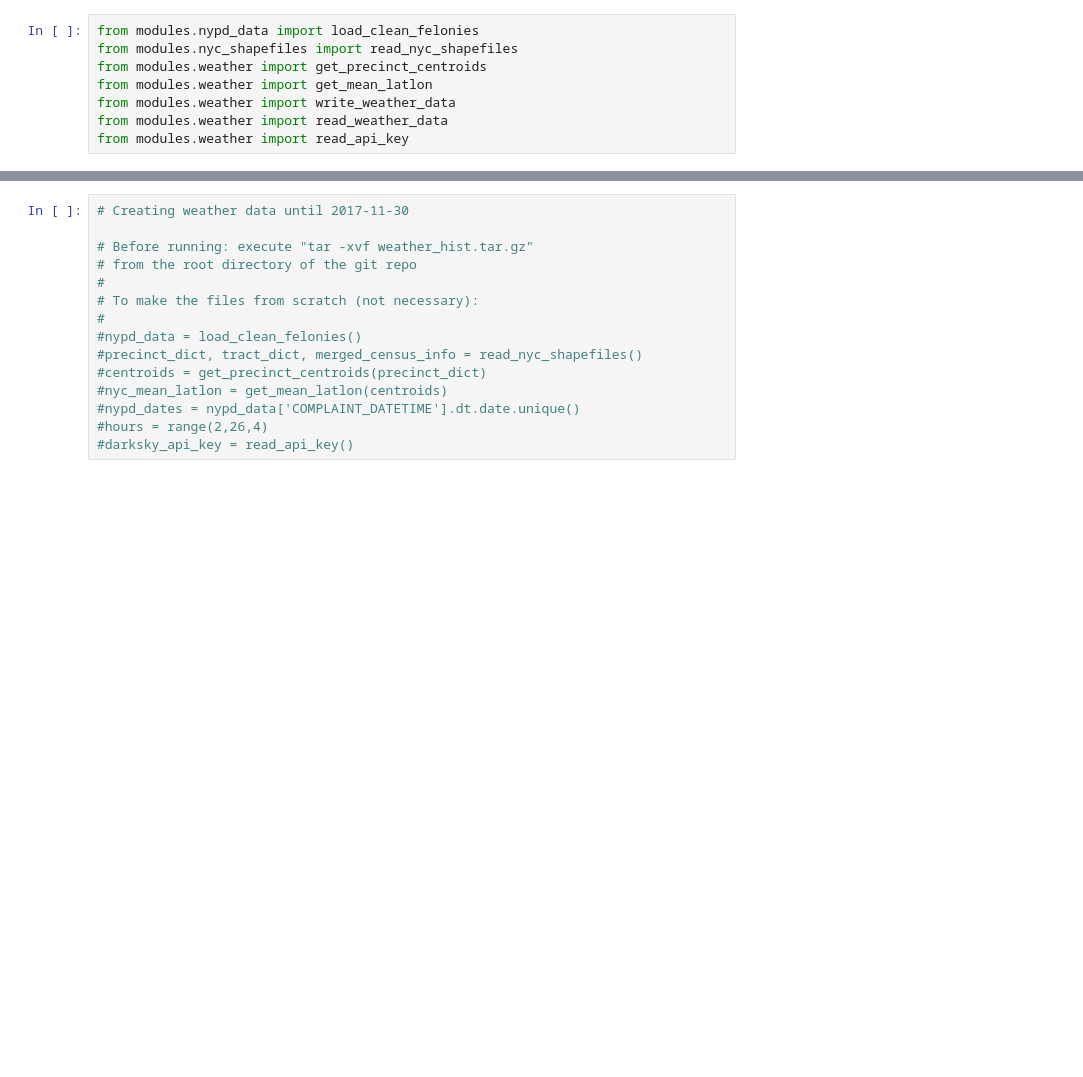
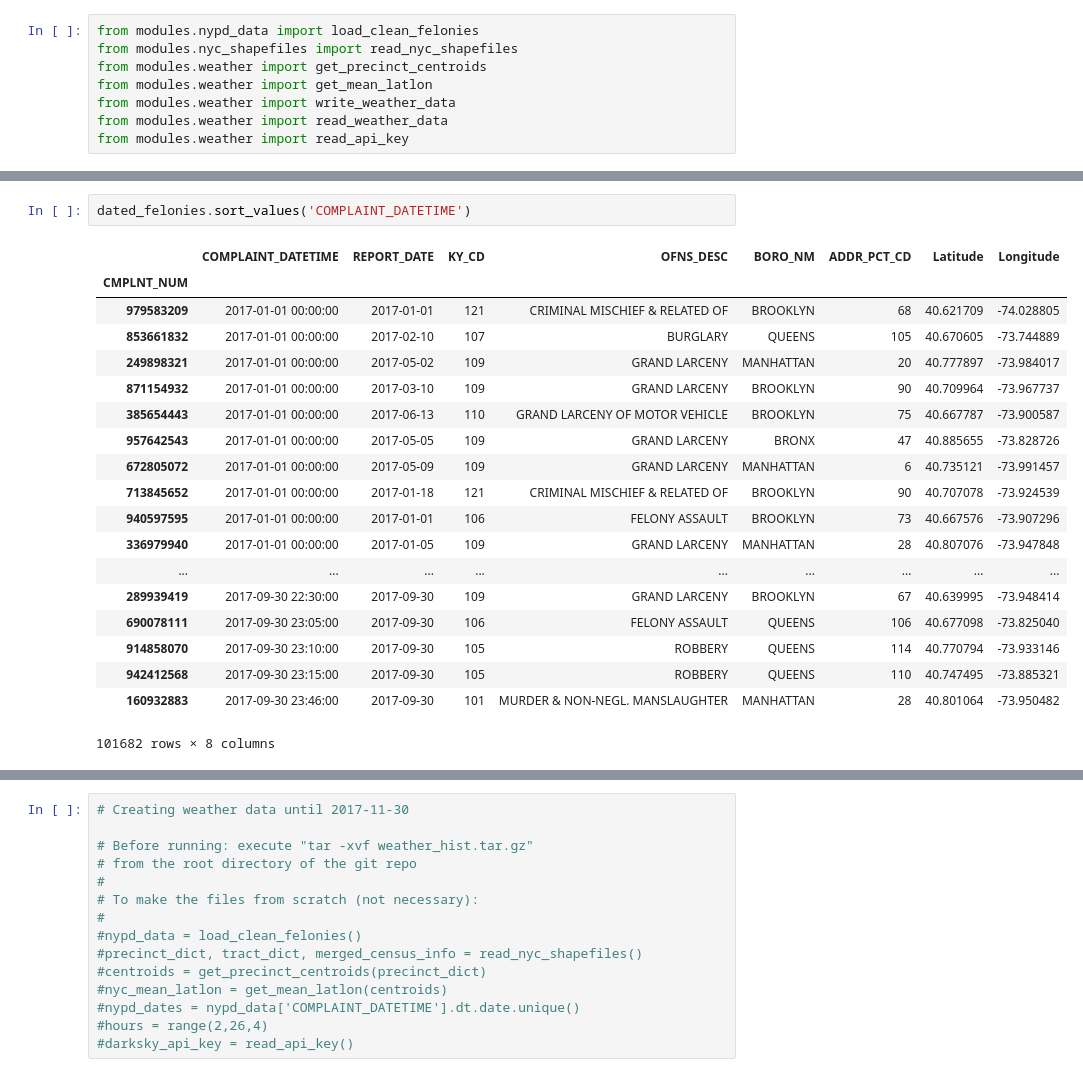
Before and after one commit to oracleofnj/precrime, a Jupyter notebook: exploratory-notebooks/Predictions_Hybrid_2017.ipynb, the cells around one changed output, grey strips where cells are left out. Drawn from its saved outputs; the diff is of its cells as text; blank space fills up the shorter version.

```diff
--- a/exploratory-notebooks/Predictions_Hybrid_2017.ipynb
+++ b/exploratory-notebooks/Predictions_Hybrid_2017.ipynb
@@ -62,0 +69,22 @@ from modules.weather import read_api_key
+# %%
+dated_felonies.sort_values('COMPLAINT_DATETIME')
+# %% [output]
+|  | COMPLAINT_DATETIME | REPORT_DATE | KY_CD | OFNS_DESC | BORO_NM | ADDR_PCT_CD | Latitude | Longitude |
+| CMPLNT_NUM |  |  |  |  |  |  |  |  |
+| 979583209 | 2017-01-01 00:00:00 | 2017-01-01 | 121 | CRIMINAL MISCHIEF & RELATED OF | BROOKLYN | 68 | 40.621709 | -74.028805 |
+| 853661832 | 2017-01-01 00:00:00 | 2017-02-10 | 107 | BURGLARY | QUEENS | 105 | 40.670605 | -73.744889 |
+| 249898321 | 2017-01-01 00:00:00 | 2017-05-02 | 109 | GRAND LARCENY | MANHATTAN | 20 | 40.777897 | -73.984017 |
+| 871154932 | 2017-01-01 00:00:00 | 2017-03-10 | 109 | GRAND LARCENY | BROOKLYN | 90 | 40.709964 | -73.967737 |
+| 385654443 | 2017-01-01 00:00:00 | 2017-06-13 | 110 | GRAND LARCENY OF MOTOR VEHICLE | BROOKLYN | 75 | 40.667787 | -73.900587 |
+| 957642543 | 2017-01-01 00:00:00 | 2017-05-05 | 109 | GRAND LARCENY | BRONX | 47 | 40.885655 | -73.828726 |
+| 672805072 | 2017-01-01 00:00:00 | 2017-05-09 | 109 | GRAND LARCENY | MANHATTAN | 6 | 40.735121 | -73.991457 |
+| 713845652 | 2017-01-01 00:00:00 | 2017-01-18 | 121 | CRIMINAL MISCHIEF & RELATED OF | BROOKLYN | 90 | 40.707078 | -73.924539 |
+| 940597595 | 2017-01-01 00:00:00 | 2017-01-01 | 106 | FELONY ASSAULT | BROOKLYN | 73 | 40.667576 | -73.907296 |
+| 336979940 | 2017-01-01 00:00:00 | 2017-01-05 | 109 | GRAND LARCENY | MANHATTAN | 28 | 40.807076 | -73.947848 |
+| ... | ... | ... | ... | ... | ... | ... | ... | ... |
+| 289939419 | 2017-09-30 22:30:00 | 2017-09-30 | 109 | GRAND LARCENY | BROOKLYN | 67 | 40.639995 | -73.948414 |
+| 690078111 | 2017-09-30 23:05:00 | 2017-09-30 | 106 | FELONY ASSAULT | QUEENS | 106 | 40.677098 | -73.825040 |
+| 914858070 | 2017-09-30 23:10:00 | 2017-09-30 | 105 | ROBBERY | QUEENS | 114 | 40.770794 | -73.933146 |
+| 942412568 | 2017-09-30 23:15:00 | 2017-09-30 | 105 | ROBBERY | QUEENS | 110 | 40.747495 | -73.885321 |
+| 160932883 | 2017-09-30 23:46:00 | 2017-09-30 | 101 | MURDER & NON-NEGL. MANSLAUGHTER | MANHATTAN | 28 | 40.801064 | -73.950482 |
+101682 rows × 8 columns
```
Also changed, not shown: parts of 9 cells of this notebook, 1 other file.
